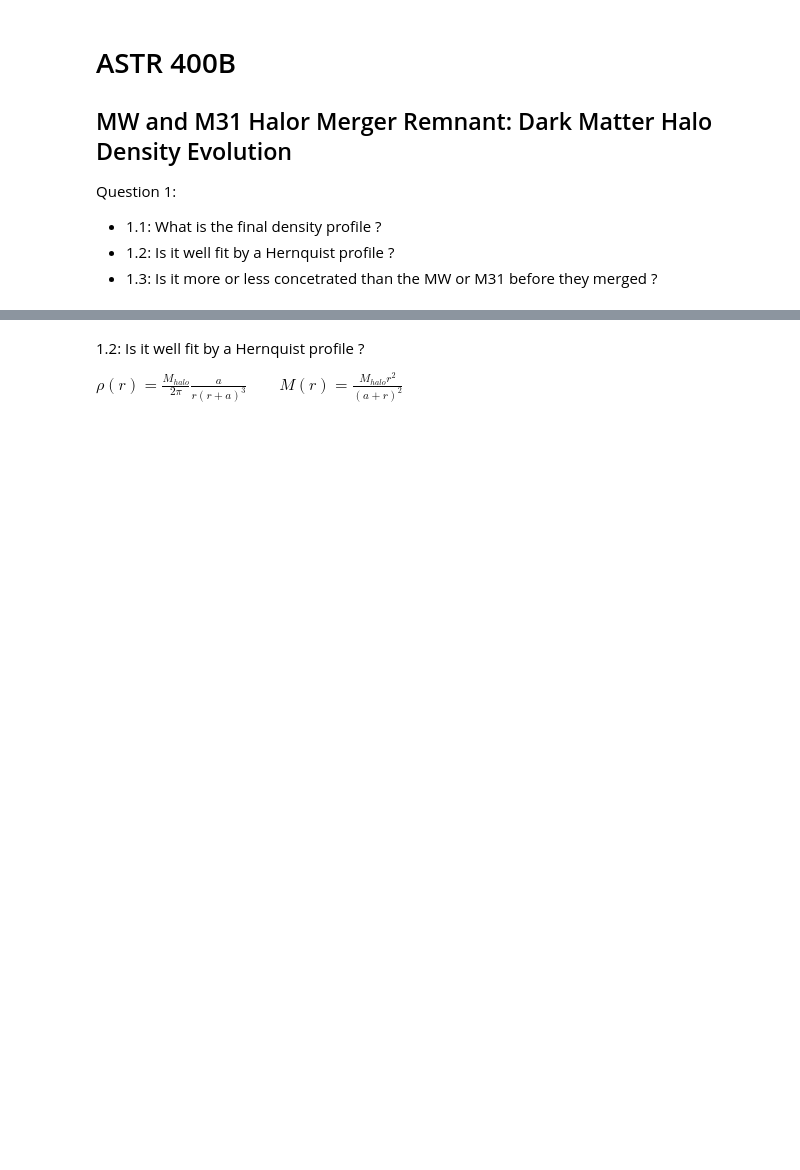
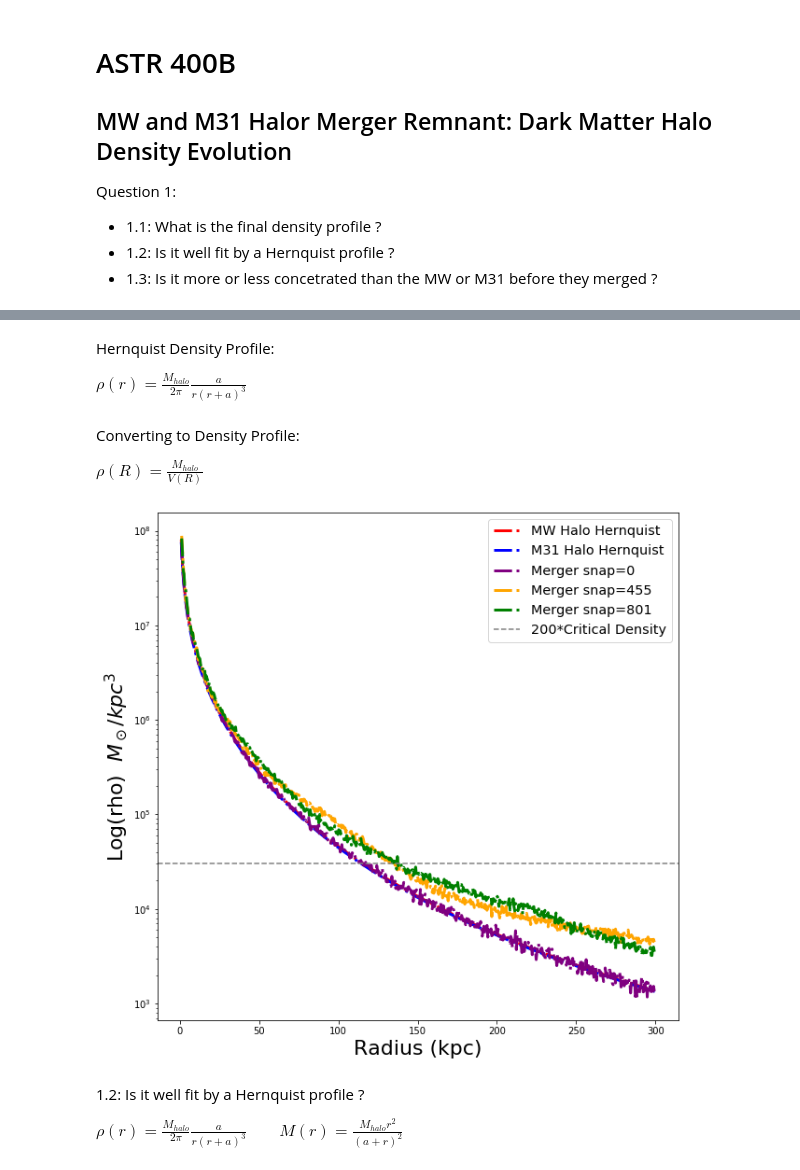
Before and after one commit to yuanjea/400B_hew, a Jupyter notebook: ResearchAssignment/ResearchAssignment5/ASTR400B_ResearchAssignment5.ipynb, the cells around one changed output, grey strips where cells are left out. Saved outputs shown, nothing was run; the diff lists cells and outputs as text; code cells hidden in the pictures; blank space fills up the shorter version.

Commit message:
Research Assignment 5

```diff
--- a/ResearchAssignment/ResearchAssignment5/ASTR400B_ResearchAssignment5.ipynb
+++ b/ResearchAssignment/ResearchAssignment5/ASTR400B_ResearchAssignment5.ipynb
@@ -51,6 +57,83 @@ Mhalo_0 = MP_0.MassEnclosed(1,R)
 Mhalo_1 = MP_1.MassEnclosed(1,R)
 # After Collision
 Mhalo_2 = MP_2.MassEnclosed(1,R)
+# %% [markdown]
+Hernquist Density Profile:
+
+$\rho(r) = \frac{M_{halo}}{2\pi} \frac{a}{r(r+a)^3}$
+# %%
+# From Lab 3:
+# Function that returns the Hernquist profile
+def Hernquist(r,a,Mhalo):
+# Input:  Radius (kpc), Hernquist Scale Length (kpc), Total Mass (1e12 Msun)
+# Defaults for scale length is 60 kpc, Default for Halo Mass is for MW from Assignment 3
+# Returns: Density in units of Msun/kpc^3
+    return ((Mhalo*a)/(2*np.pi*r*(r+a)**3))
+# %%
+# Set Critical Density (rho_crit) as a Global Variable
+# rho_crit = (3.3e11 * 0.6781^2) / 10^9
+rho_crit = 151.74 # units of (Msun/kpc^3)
+# %% [markdown]
+Converting to Density Profile:
+
+$\rho(R) = \frac{M_{halo}}{V(R)}$
+# %%
+# From Lab 6:
+# Plot the Halo Density Profile vs
+# the Hernquist profile
+####################################
+
+# Define an array of radii from 0.1 kpc to 300 kpc in increments of 0.1
+# R = np.arange(0.1,300,0.1)
+
+fig = plt.figure(figsize=(10,10))
+ax = plt.subplot(111)
+
+
+# plot the halo luminosity density as a proxy for surface brighntess
+#plt.semilogy(R,BulgeI, color='black',linewidth=3, label='Halo Density')
+
+# Hernquist Profile for MW
+a_MW = 61 #(obtained from HW#5)
+MW_Mhalo = 1.975e12*u.Msun #(obtained from HW#3)
+plt.semilogy(R,Hernquist(R,a_MW,MW_Mhalo), color='red', linestyle="-.",linewidth=3, label='MW Halo Hernquist')
+
+# Hernquist Profile for M31
+a_M31 = 62 #(obtained from HW#5)
+M31_Mhalo = 1.921e12*u.Msun #(obtained from HW#3)
+plt.semilogy(R,Hernquist(R,a_M31,M31_Mhalo), color='blue', linestyle="-.",linewidth=3, label='M31 Halo Hernquist')
+
+# Local Density Profile for Halo Merger Remnant
+# Before Collision
+plt.semilogy((R[1:]+R[:-1])/2.0,(Mhalo_0[1:]-Mhalo_0[:-1])/((4/3)*np.pi*(R[1:]**3-R[:-1]**3)), color='purple', linestyle="-.",linewidth=3, label='Merger snap=0')
+# During Collision
+plt.semilogy((R[1:]+R[:-1])/2.0,(Mhalo_1[1:]-Mhalo_1[:-1])/((4/3)*np.pi*(R[1:]**3-R[:-1]**3)), color='orange', linestyle="-.",linewidth=3, label='Merger snap=455')
+# After Collision
+plt.semilogy((R[1:]+R[:-1])/2.0,(Mhalo_2[1:]-Mhalo_2[:-1])/((4/3)*np.pi*(R[1:]**3-R[:-1]**3)), color='green', linestyle="-.",linewidth=3, label='Merger snap=801')
+
+# 200*Critical Denisty
+plt.axhline(y=rho_crit*200, color = 'grey', linestyle="--", label = '200*Critical Density')
+
+
+
+#adjust tick label font size
+label_size = 22
+matplotlib.rcParams['xtick.labelsize'] = label_size
+matplotlib.rcParams['ytick.labelsize'] = label_size
+
+
+# Add axis labels
+plt.xlabel('Radius (kpc)', fontsize=22)
+#plt.ylabel('Log(I)  $L_\odot/kpc^2$', fontsize=22)
+plt.ylabel('Log(rho)  $M_\odot/kpc^3$', fontsize=22)
+
+
+
+
+# add a legend with some customizations.
+legend = ax.legend(loc='upper right',fontsize='x-large')
+# %% [output]
+[figure, added]
 # %% [markdown]
 1.2: Is it well fit by a Hernquist profile ?
 
```
Also changed, not shown: parts of 14 cells of this notebook, 7 other files.
